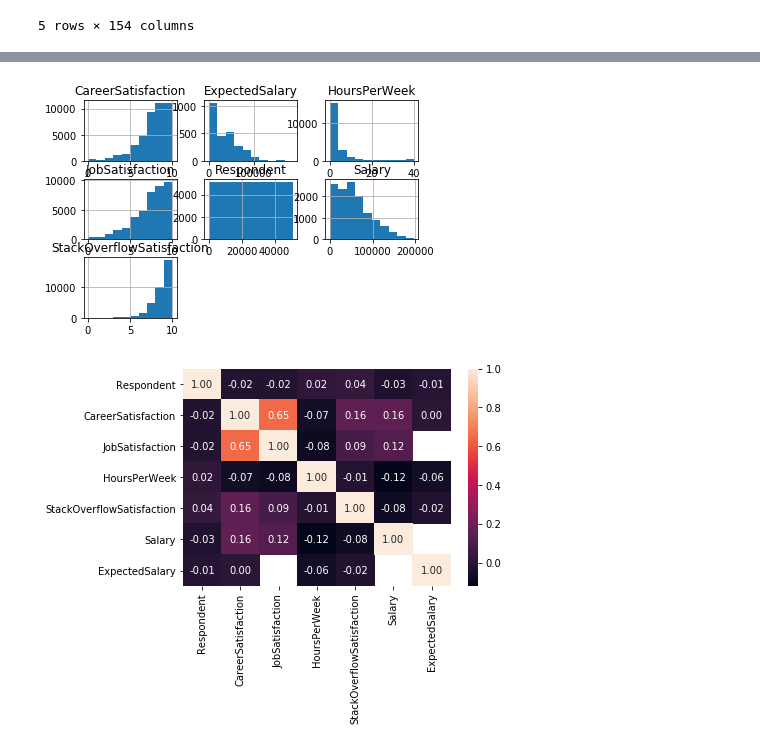
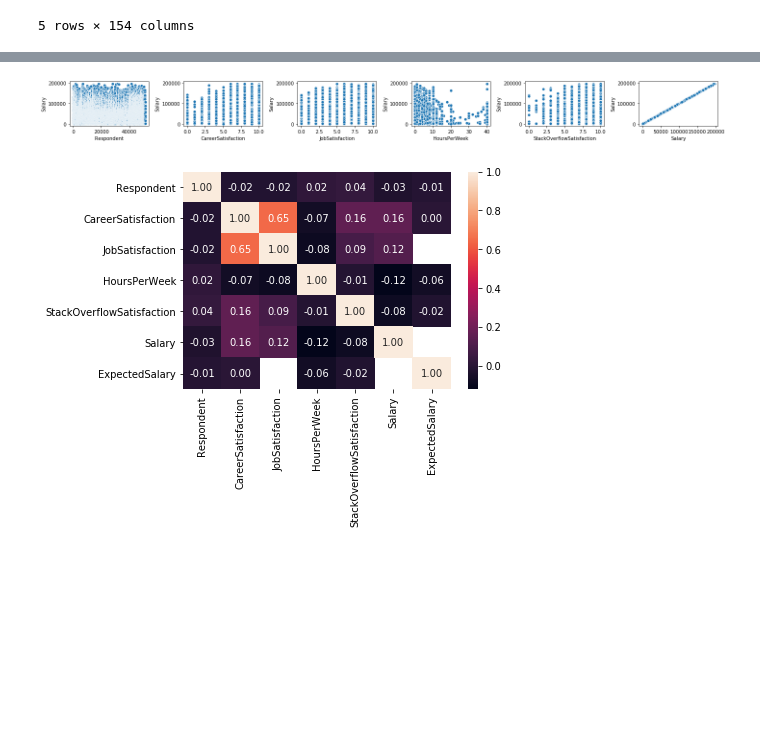
Before and after one commit to iris-theof/stackoverflow, a Jupyter notebook: PredictSalary.ipynb, the cells around one changed output, grey strips where cells are left out. Saved outputs shown, nothing was run; the diff lists cells and outputs as text; code cells hidden in the pictures; blank space fills up the shorter version.

```diff
--- a/PredictSalary.ipynb
+++ b/PredictSalary.ipynb
@@ -44,11 +44,16 @@ df.describe()
 # %%
 # The above are variables that python is treating as numeric variables, and therefore, we
 # could send them into our linear model blindly to predict the response
 # Let's take a quick look at our data first
+num_vars = df.select_dtypes(exclude='object').copy()
 
-df.hist();
+fig = plt.figure(figsize=(20,2))
+for index in range(len(num_vars.columns)-1):
+    plt.subplot(1,6,index+1)
+    sns.scatterplot(x=num_vars.iloc[:,index], y='Salary', data=num_vars)
+fig.tight_layout(pad=1.0)
 # %% [output]
-[figure, old version]
+[figure, new version]
 # %%
 sns.heatmap(df.corr(), annot=True, fmt=".2f");
 # %% [output]
```
Also changed, not shown: parts of 7 cells of this notebook.
